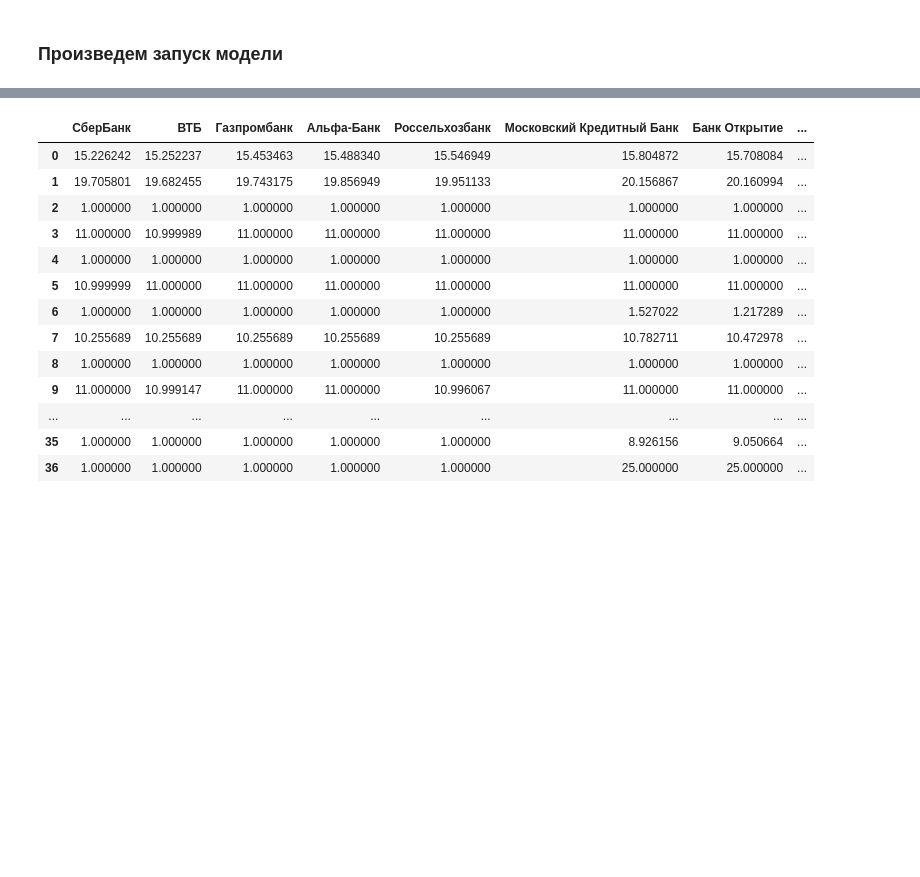
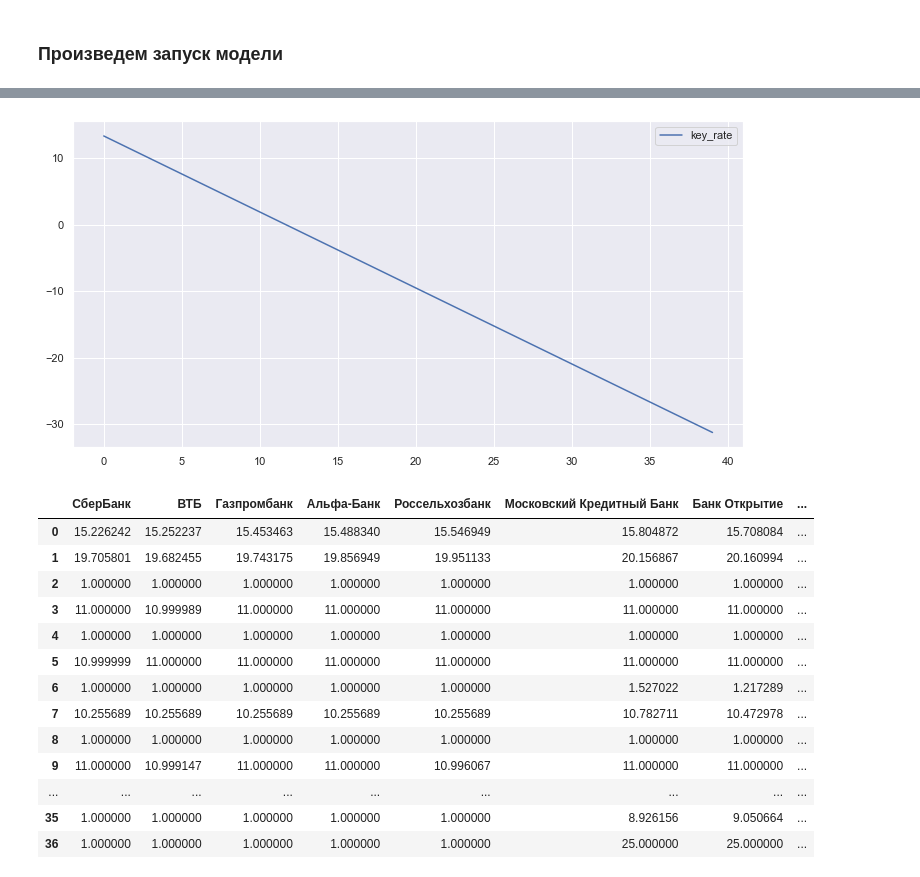
Before and after one commit to archimedes1515/coursework, a Jupyter notebook: KR.ipynb, the cells around one changed output, grey strips where cells are left out. Drawn from its saved outputs; the diff is of its cells as text; code cells hidden in the pictures; blank space fills up the shorter version.

```diff
--- a/KR.ipynb
+++ b/KR.ipynb
@@ -368,3 +428,8 @@ DepositRates_data = model.datacollector.get_table_dataframe('DepositRates')
+# %%
+key_rate.plot(figsize=(12,6))
+plt.show()
+# %% [output]
+[figure, added]
 # %%
 CreditRates_data
 # %% [output]
```
Also changed, not shown: parts of 20 cells of this notebook.
